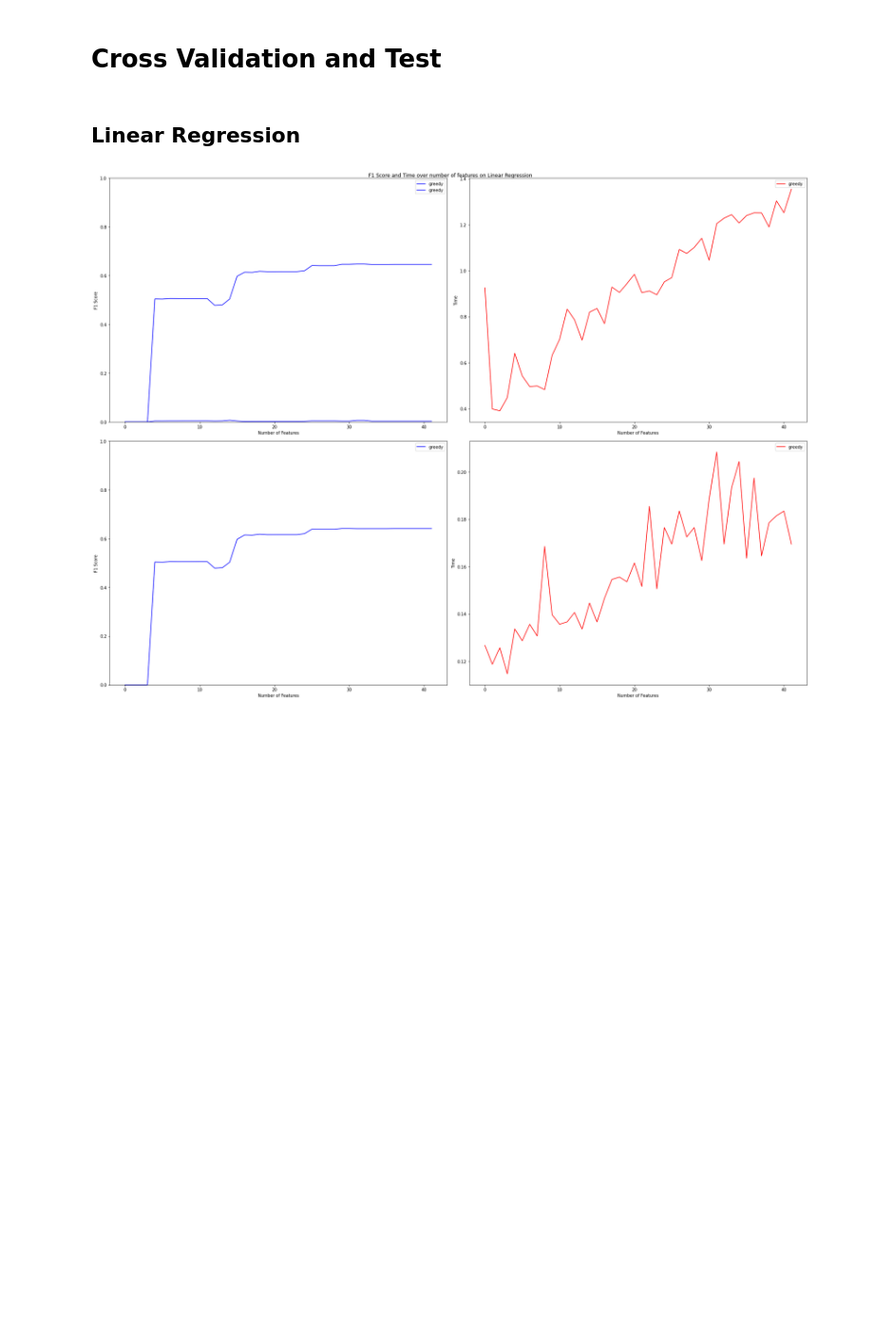
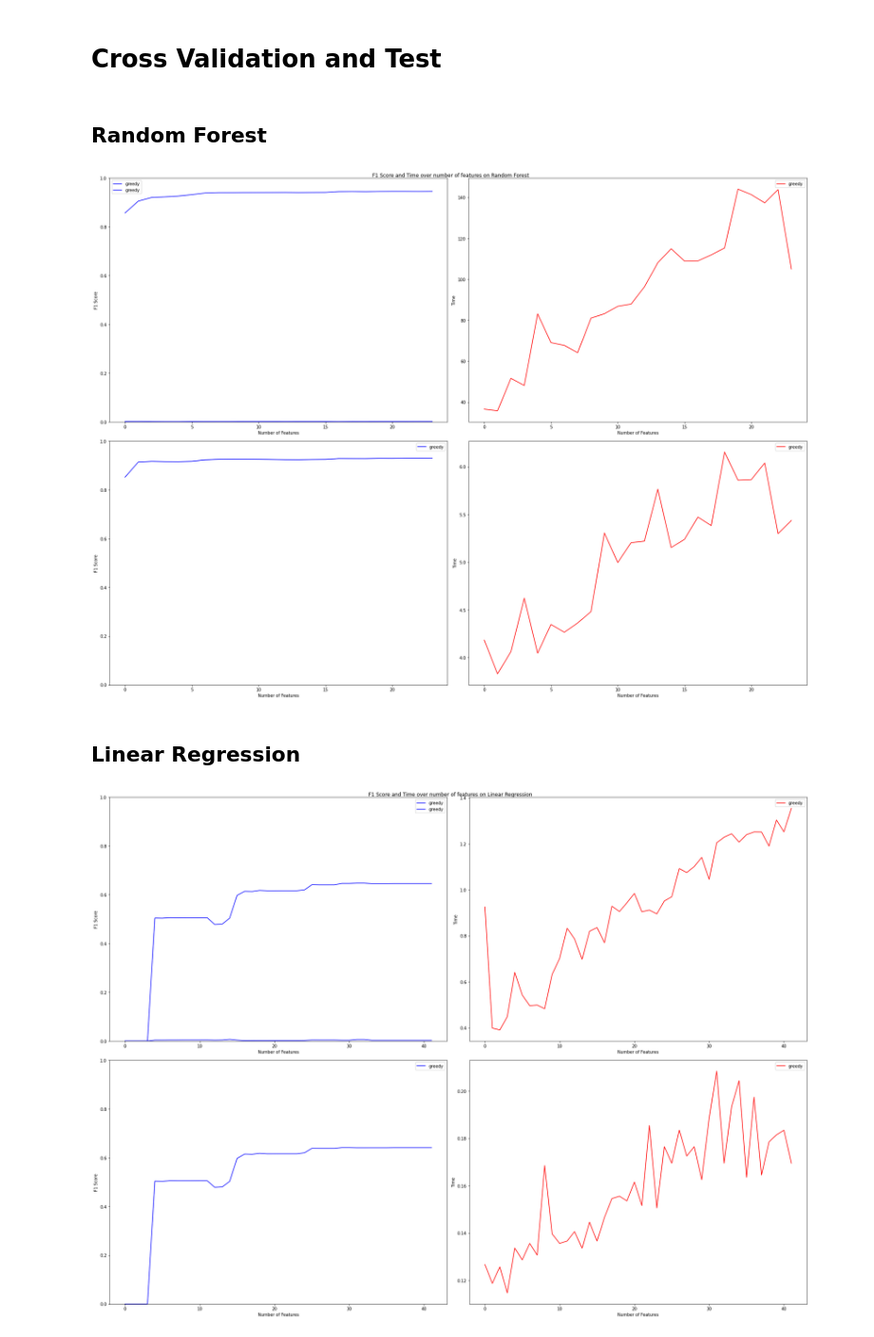
Before and after one commit to stevenson0421/Feature-Selection, a Jupyter notebook: Code/2_Ensemble_Greedy.ipynb, the cells around one changed output. Shown: that part at 95% size. Cells and saved outputs as stored; diff of their text form; code cells hidden in the pictures; blank space fills up the shorter version.

Commit message:
exp on RF with UNSW_NB15

```diff
--- a/Code/2_Ensemble_Greedy.ipynb
+++ b/Code/2_Ensemble_Greedy.ipynb
@@ -149,6 +151,6 @@ patch_sklearn()
 # %% [output]
 Intel(R) Extension for Scikit-learn* enabled (https://github.com/intel/scikit-learn-intelex)
 # %%
-dataset_name = 'CICIDS_2017'
+dataset_name = 'UNSW_NB15'
 n_of_features = train_X1.shape[1]
 kf = StratifiedKFold(shuffle=True, random_state=0)
@@ -234,2 +325,4 @@ pd.DataFrame([greedy_all], index=['greedy']).to_csv('../Results/' + dataset_name
 # %% [markdown]
 # Cross Validation and Test
+# %% [markdown]
+## Random Forest
@@ -236,3 +357,45 @@ pd.DataFrame([greedy_all], index=['greedy']).to_csv('../Results/' + dataset_name
+# %%
+fig, axis = plt.subplots(2, 2, figsize=(24, 18))
+
+plt.suptitle('F1 Score and Time over number of features on Random Forest')
+plt.subplot(2, 2, 1)
+plt.xlabel('Number of Features')
+plt.ylabel('F1 Score')
+plt.ylim((0, 1))
+
+plt.plot(range(n_of_features), cv_f1_RF, color='blue', linestyle='-', label='greedy')
+
+plt.legend()
+
+plt.subplot(2, 2, 2)
+plt.xlabel('Number of Features')
+plt.ylabel('Time')
+
+plt.plot(range(n_of_features), cv_time_RF, color='red', linestyle='-', label='greedy')
+
+plt.legend()
+
+plt.subplot(2, 2, 3)
+plt.xlabel('Number of Features')
+plt.ylabel('F1 Score')
+plt.ylim((0, 1))
+
+plt.plot(range(n_of_features), test_f1_RF, color='blue', linestyle='-', label='greedy')
+
+plt.legend()
+
+plt.subplot(2, 2, 4)
+plt.xlabel('Number of Features')
+plt.ylabel('Time')
+
+plt.plot(range(n_of_features), test_time_RF, color='red', linestyle='-', label='greedy')
+
+plt.legend()
+
+plt.tight_layout()
+plt.savefig('../Results2/' + dataset_name + '/Greedy_CV_F1_RF.png')
+# %% [output]
+[figure, added]
 # %% [markdown]
 ## Linear Regression
 # %%
```
Also changed, not shown: parts of 10 cells of this notebook, 7 other files.
